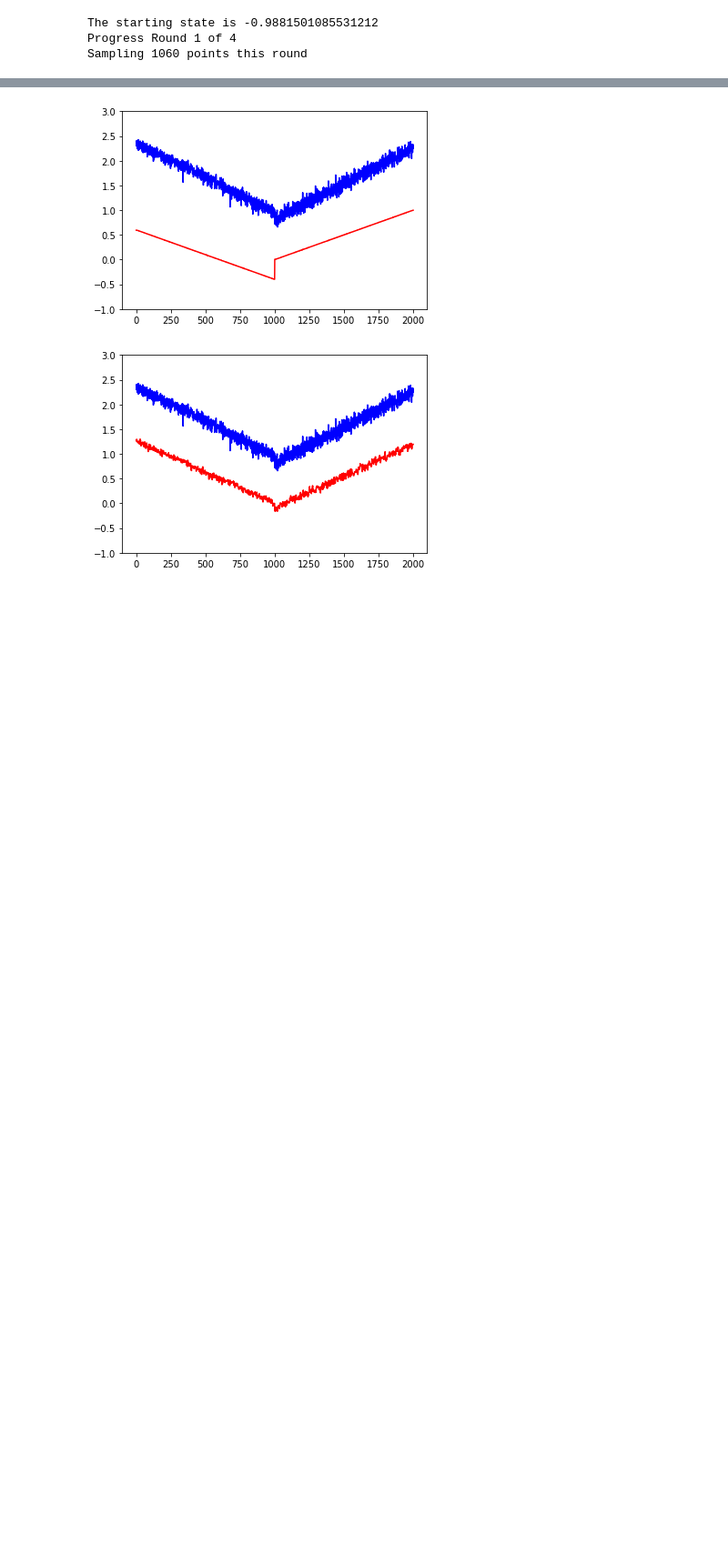
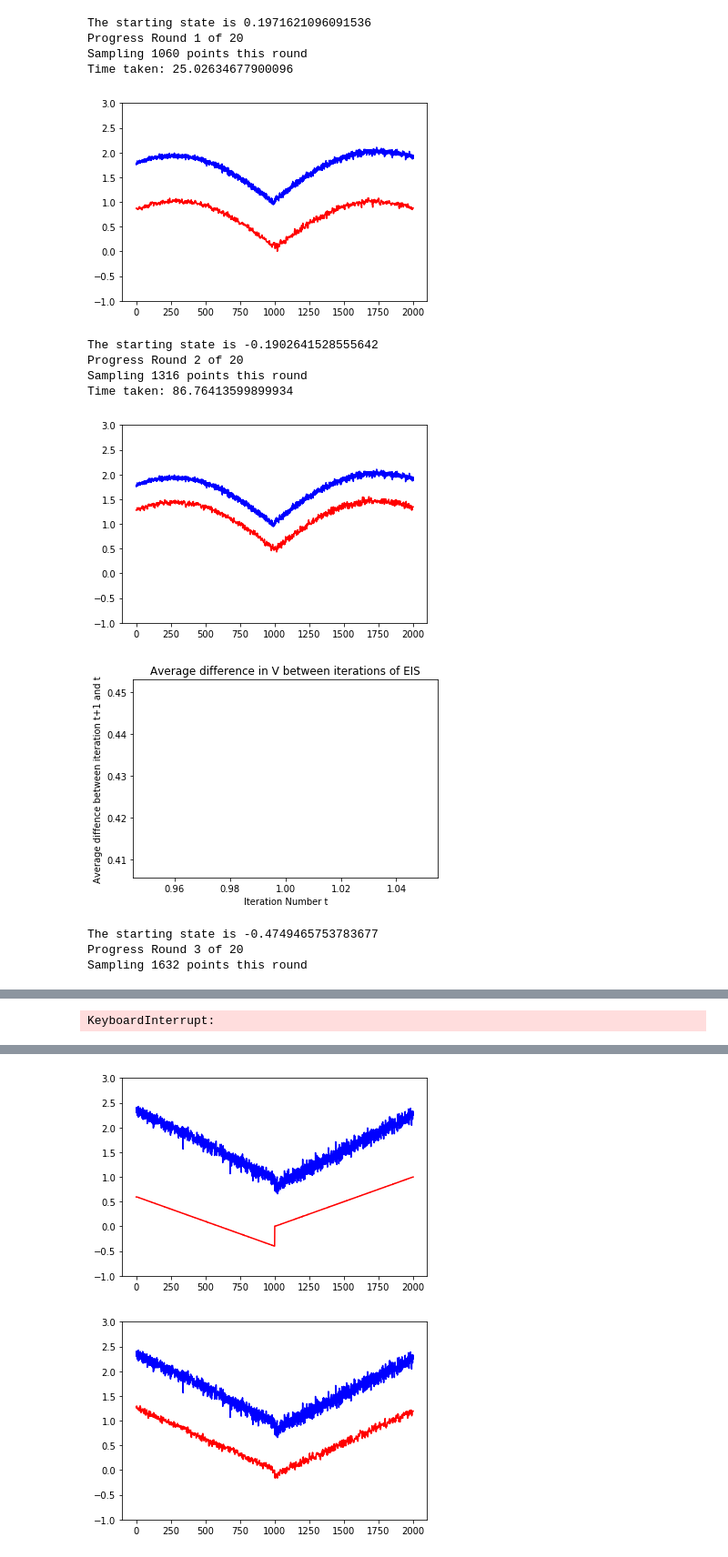
Before and after one commit to s2c/ExploreImproveSupervise, a Jupyter notebook: EIS.ipynb, the cells around one changed output, grey strips where cells are left out. Shown: that part at 91% size. Cells and saved outputs as stored; diff of their text form; code cells hidden in the pictures; blank space fills up the shorter version.

Commit message:
Parallell randomization fixed

```diff
--- a/EIS.ipynb
+++ b/EIS.ipynb
@@ -16,15 +16,15 @@ def sortedDictionary(dictionary):
     x, y = zip(*lists) # unpack a list of pairs into two tuples
     return x,y
 # %%
-def improve(k,gamma,g,Rmax,epsilon,H,C,stateRange,model=None):
+def improve(k,gamma,g,Rmax,epsilon,H,C,stateRange,sampledState,model=None):
     #print("Sampled {} of {} points".format(k+1,Nt), end="\r", flush=True)
     s = sparseSampling(gamma=gamma,G = g,Rmax = Rmax, epsilon = epsilon,model = model ) # Explore
     s.H = H
     s.C = C
-    if k%2 == 0:
-        sampledState =  np.random.uniform(stateRange[0],stateRange[1])
-    else:
-        sampledState =  np.random.uniform(-stateRange[1],-stateRange[0])
+#     if k%2 == 0:
+#         sampledState =  np.random.uniform(stateRange[0],stateRange[1])
+#     else:
+#         sampledState =  np.random.uniform(-stateRange[1],-stateRange[0])
 
     if sampledState <= 0: # Improve
         V = min(s.estimateQ(s.H,sampledState,turn=1)) # player 2
@@ -42,7 +42,7 @@ numIntervals = 1000
 C = 30
 CVI = 100
 H = 2
-EISIterations = 4
+EISIterations = 20
 N0 = 200
 # v.V
 # %%
@@ -73,13 +73,18 @@ for t in range(0,EISIterations): # run for t iterations
     g = EISGame() # Intialize a new game each round
     Nt = np.ceil(N0*(1.2)**(t)*np.log(N0*1.2**t))
     Nt = int(Nt)
+    if Nt % 2 !=0:
+        Nt = Nt + 1 # Make it even so equal states for P1 and P2
     data = [(0,0)]*Nt
     print("Progress Round {} of {}".format(t+1,EISIterations))
     print ("Sampling {} points this round".format(Nt))
     # Sampling in Parallel
     started = time.perf_counter()
     pool = mp.Pool(mp.cpu_count())
-    result_objects = [pool.apply_async(improve, args=(k, gamma, g,Rmax,epsilon,H,C,stateRange, model)) for k in range(0,Nt)]
+    posStates = np.random.uniform(stateRange[0],stateRange[1],int(Nt/2))
+    negStates = np.random.uniform(-stateRange[1],-stateRange[0],int(Nt/2))
+    sampledStates = np.concatenate([posStates,negStates])
+    result_objects = [pool.apply_async(improve, args=(k, gamma, g,Rmax,epsilon,H,C,stateRange,sampledStates[k], model)) for k in range(0,Nt)]
     data =  [r.get() for r in result_objects]
     pool.close()
     pool.join()
@@ -99,32 +104,43 @@ for t in range(0,EISIterations): # run for t iterations
 #    plt.text(0.3,-0.5, 'Red is expected plot \n as t -> infinity', bbox=dict(facecolor=None, alpha=0.5))
 #    plt.xlabel("V*_Hat")
 #    plt.ylabel("V*_EIS")
 #    plt.xlim([-1,3])
 #    plt.ylim([-1,3 ])
 #    plt.title("ValueIteration_V* vs EIS_V* " + "Iteration Number: "+ str(t))
 #    plt.show()
     x,y = sortedDictionary(valueEIS[t])
     plt.plot(y,color='red')
     xValIter,yValIter = sortedDictionary(v.V)
     plt.plot(yValIter,color='blue')
     plt.ylim([-1,3])
     plt.show()
     if t >= 1: # Plots average difference in v*_EIS in every successive iteration
         meanDiff = [0]*t
         for counter in range(0,t):
             x1,y1 = sortedDictionary(valueEIS[counter])
             x2,y2 = sortedDictionary(valueEIS[counter+1])
             meanDiff[counter] = np.mean(np.subtract(y2,y1))
 #             print(np.subtract(y2,y1))
         plt.plot(list(range(1,t+1,1)),meanDiff)
         plt.title("Average difference in V between iterations of EIS")
         plt.xlabel("Iteration Number t")
         plt.ylabel("Average diffence between iteration t+1 and t")
 #         plt.ylim(-0.1,0.1) # Adjust accordingly
         plt.show()
 
     #Nt = Nt*(1.2)**(t+1)*np.log(Nt*1.2**t)
 # %% [output]
-The starting state is -0.9881501085531212
-Progress Round 1 of 4
+The starting state is 0.1971621096091536
+Progress Round 1 of 20
 Sampling 1060 points this round
+Time taken: 25.02634677900096
+[figure, added]
+The starting state is -0.1902641528555642
+Progress Round 2 of 20
+Sampling 1316 points this round
+Time taken: 86.76413599899934
+[figure, added]
+[figure, added]
+The starting state is -0.4749465753783677
+Progress Round 3 of 20
+Sampling 1632 points this round
@@ -130,0 +164 @@ Sampling 1060 points this round
+KeyboardInterrupt:
```
Also changed, not shown: parts of 4 cells of this notebook.
